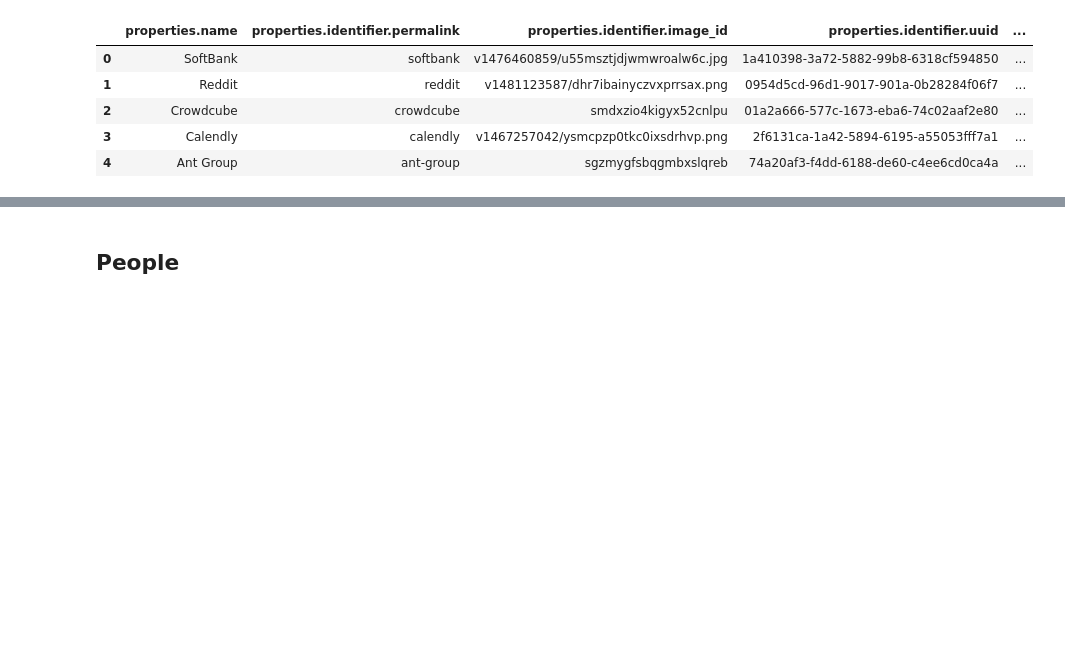
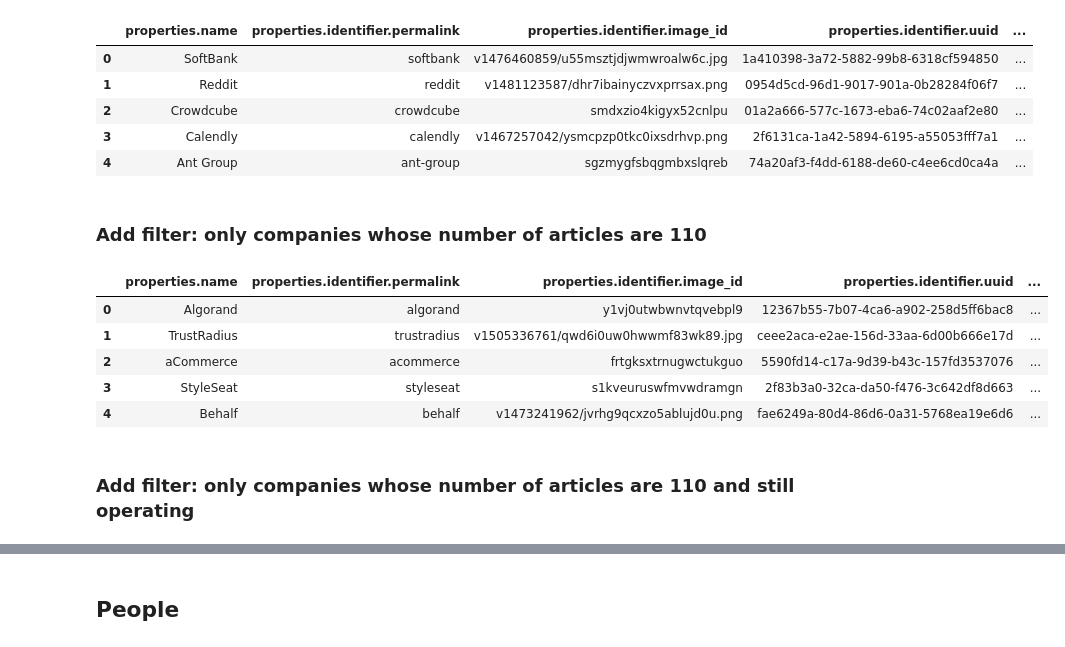
Before and after one commit to technometrics-lab/5-TechRank, a Jupyter notebook: crunchbase_api.ipynb, the cells around one changed output, grey strips where cells are left out. Cells and saved outputs as stored; diff of their text form; code cells hidden in the pictures; blank space fills up the shorter version.

Commit message:
Learn how to query the CB API and create a dataset from the results

```diff
--- a/crunchbase_api.ipynb
+++ b/crunchbase_api.ipynb
@@ -51,3 +53,45 @@ df.head()
 | 2 | Crowdcube | crowdcube | smdxzio4kigyx52cnlpu | 01a2a666-577c-1673-eba6-74c02aaf2e80 | ... |
 | 3 | Calendly | calendly | v1467257042/ysmcpzp0tkc0ixsdrhvp.png | 2f6131ca-1a42-5894-6195-a55053fff7a1 | ... |
 | 4 | Ant Group | ant-group | sgzmygfsbqgmbxslqreb | 74a20af3-f4dd-6188-de60-c4ee6cd0ca4a | ... |
+# %% [markdown]
+### Add filter: only companies whose number of articles are 110
+# %%
+query1 = {
+    "field_ids": [
+        "name",
+        "location_identifiers",
+        "listed_stock_symbol",
+        "location_identifiers",
+        "num_acquisitions",
+        "status",
+        "num_articles",
+    ],
+    "limit": 10,
+    "query": [
+        {
+          "type": "predicate",
+          "field_id": "num_articles",
+          "operator_id": "eq",
+          "values": [110]
+        },
+    ]
+
+}
+# %%
+r = requests.post(f"https://api.crunchbase.com/api/v4/searches/organizations", json=query1, params=params)
+# %%
+json_data = json.loads(r.text)
+# json_data
+# %%
+df = pd.json_normalize(json_data['entities'])
+df = df.drop("uuid", axis=1)
+df.head()
+# %% [output]
+|  | properties.name | properties.identifier.permalink | properties.identifier.image_id | properties.identifier.uuid | ... |
+| 0 | Algorand | algorand | y1vj0utwbwnvtqvebpl9 | 12367b55-7b07-4ca6-a902-258d5ff6bac8 | ... |
+| 1 | TrustRadius | trustradius | v1505336761/qwd6i0uw0hwwmf83wk89.jpg | ceee2aca-e2ae-156d-33aa-6d00b666e17d | ... |
+| 2 | aCommerce | acommerce | frtgksxtrnugwctukguo | 5590fd14-c17a-9d39-b43c-157fd3537076 | ... |
+| 3 | StyleSeat | styleseat | s1kveuruswfmvwdramgn | 2f83b3a0-32ca-da50-f476-3c642df8d663 | ... |
+| 4 | Behalf | behalf | v1473241962/jvrhg9qcxzo5ablujd0u.png | fae6249a-80d4-86d6-0a31-5768ea19e6d6 | ... |
+# %% [markdown]
+### Add filter: only companies whose number of articles are 110 and still operating
```
Also changed, not shown: parts of 16 cells of this notebook.
